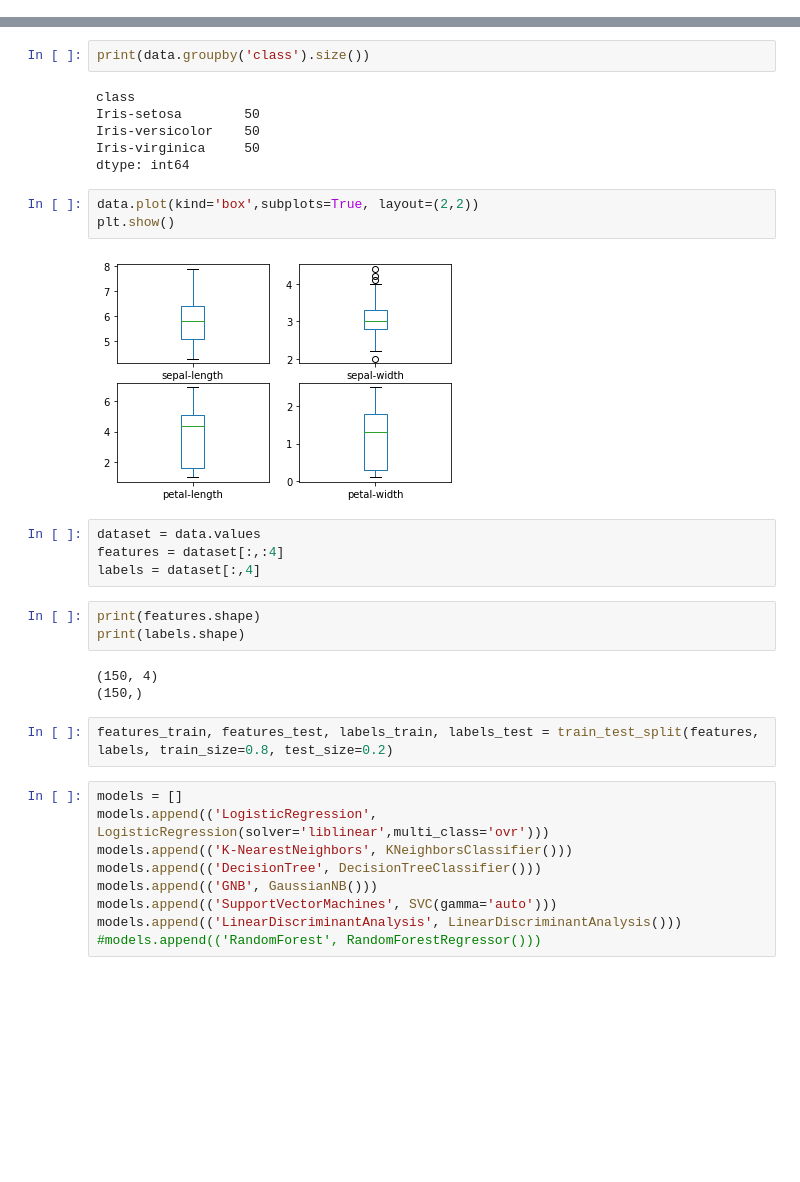
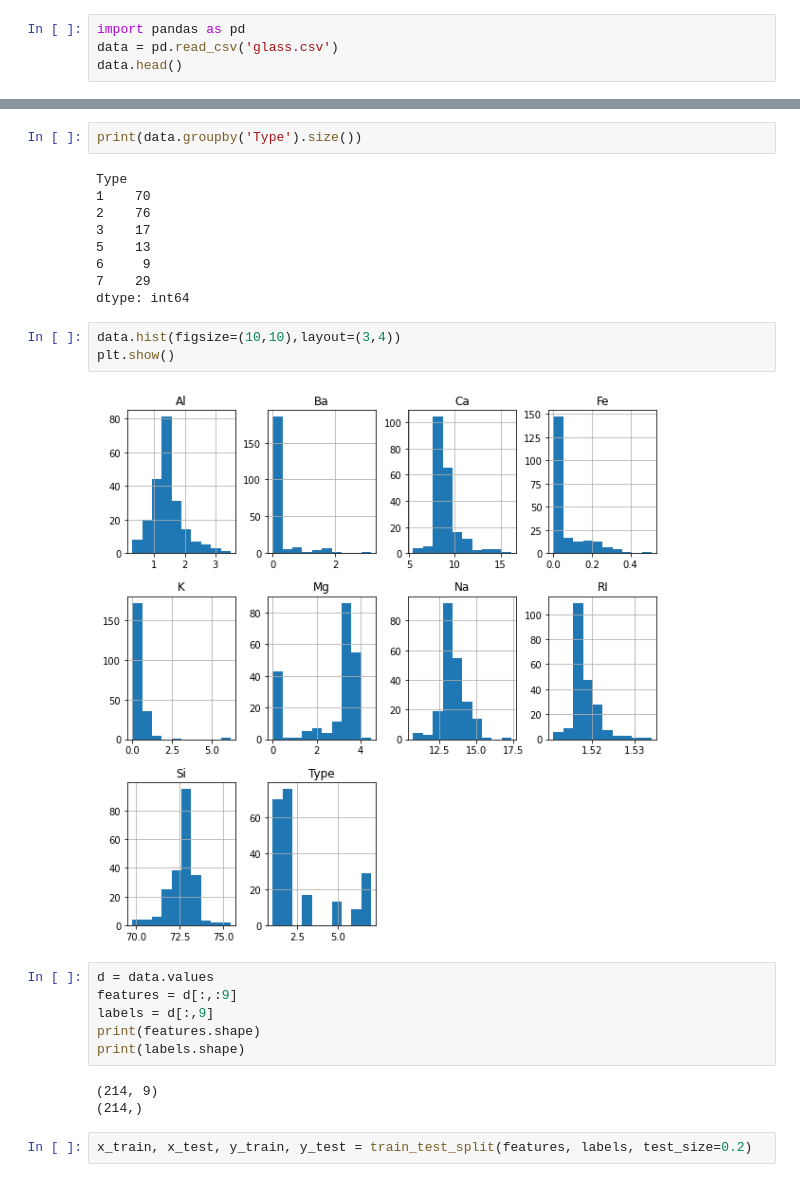
Before and after one commit to dangcaptkd/CS114.K21-, a Jupyter notebook: lab06_my_first_machine_learning_project.ipynb, the cells around one changed output, grey strips where cells are left out. Saved outputs shown, nothing was run; the diff lists cells and outputs as text; blank space fills up the shorter version.

```diff
--- a/lab06_my_first_machine_learning_project.ipynb
+++ b/lab06_my_first_machine_learning_project.ipynb
@@ -30,0 +33,4 @@ data.head()
+# %%
+import pandas as pd
+data = pd.read_csv('glass.csv')
+data.head()
@@ -31,34 +44,27 @@ data.head()
 # %%
-print(data.groupby('class').size())
+print(data.groupby('Type').size())
 # %% [output]
-class
-Iris-setosa        50
-Iris-versicolor    50
-Iris-virginica     50
+Type
+1    70
+2    76
+3    17
+5    13
+6     9
+7    29
 dtype: int64
-# %%
-data.plot(kind='box',subplots=True, layout=(2,2))
-plt.show()
-# %% [output]
-[figure, removed]
-# %%
-dataset = data.values
-features = dataset[:,:4]
-labels = dataset[:,4]
+# %%
+data.hist(figsize=(10,10),layout=(3,4))
+plt.show()
+# %% [output]
+[figure, added]
 # %%
+d = data.values
+features = d[:,:9]
+labels = d[:,9]
 print(features.shape)
 print(labels.shape)
 # %% [output]
-(150, 4)
-(150,)
+(214, 9)
+(214,)
 # %%
-features_train, features_test, labels_train, labels_test = train_test_split(features, labels, train_size=0.8, test_size=0.2)
+x_train, x_test, y_train, y_test = train_test_split(features, labels, test_size=0.2)
-# %%
-models = []
-models.append(('LogisticRegression', LogisticRegression(solver='liblinear',multi_class='ovr')))
-models.append(('K-NearestNeighbors', KNeighborsClassifier()))
-models.append(('DecisionTree', DecisionTreeClassifier()))
-models.append(('GNB', GaussianNB()))
-models.append(('SupportVectorMachines', SVC(gamma='auto')))
-models.append(('LinearDiscriminantAnalysis', LinearDiscriminantAnalysis()))
-#models.append(('RandomForest', RandomForestRegressor()))
```
Also changed, not shown: parts of 13 cells of this notebook.
